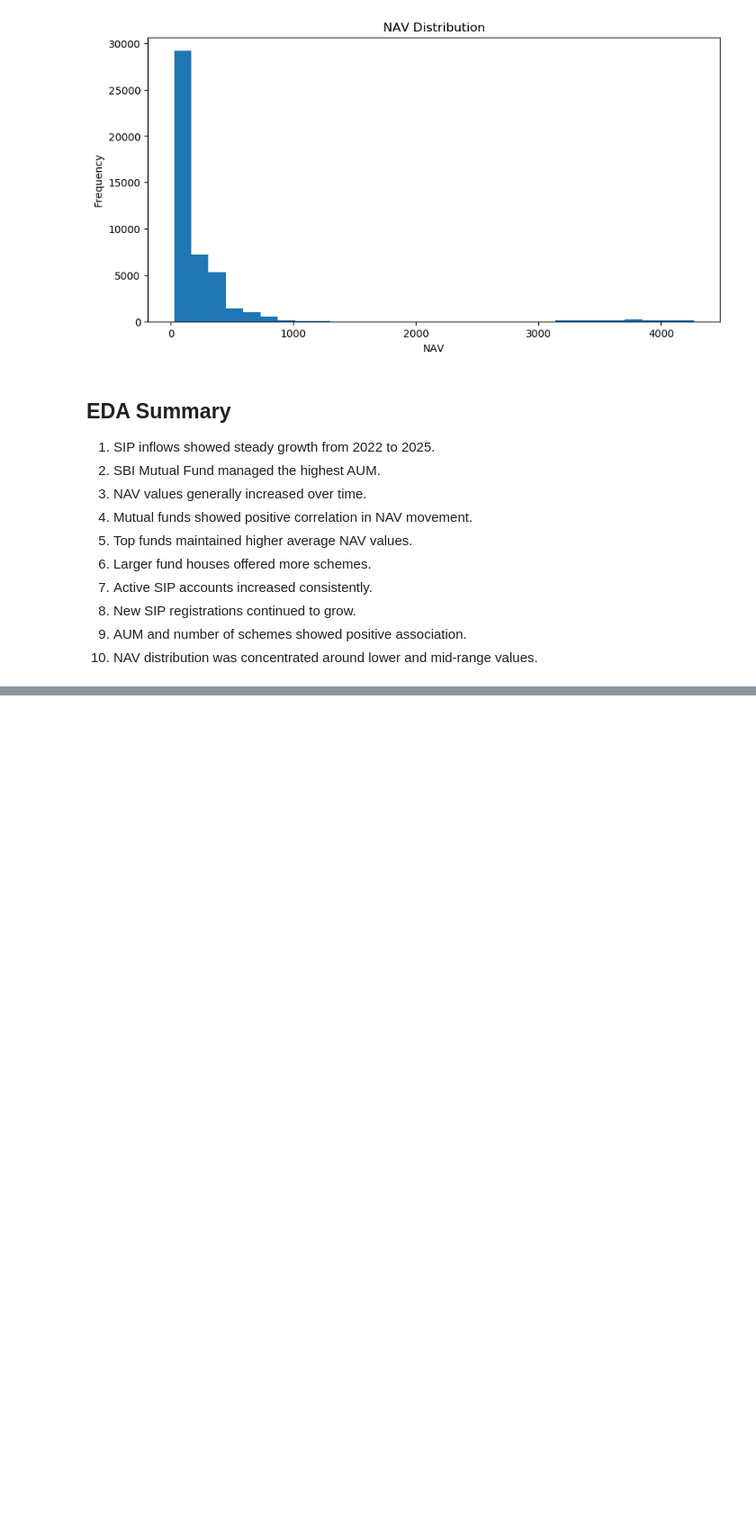
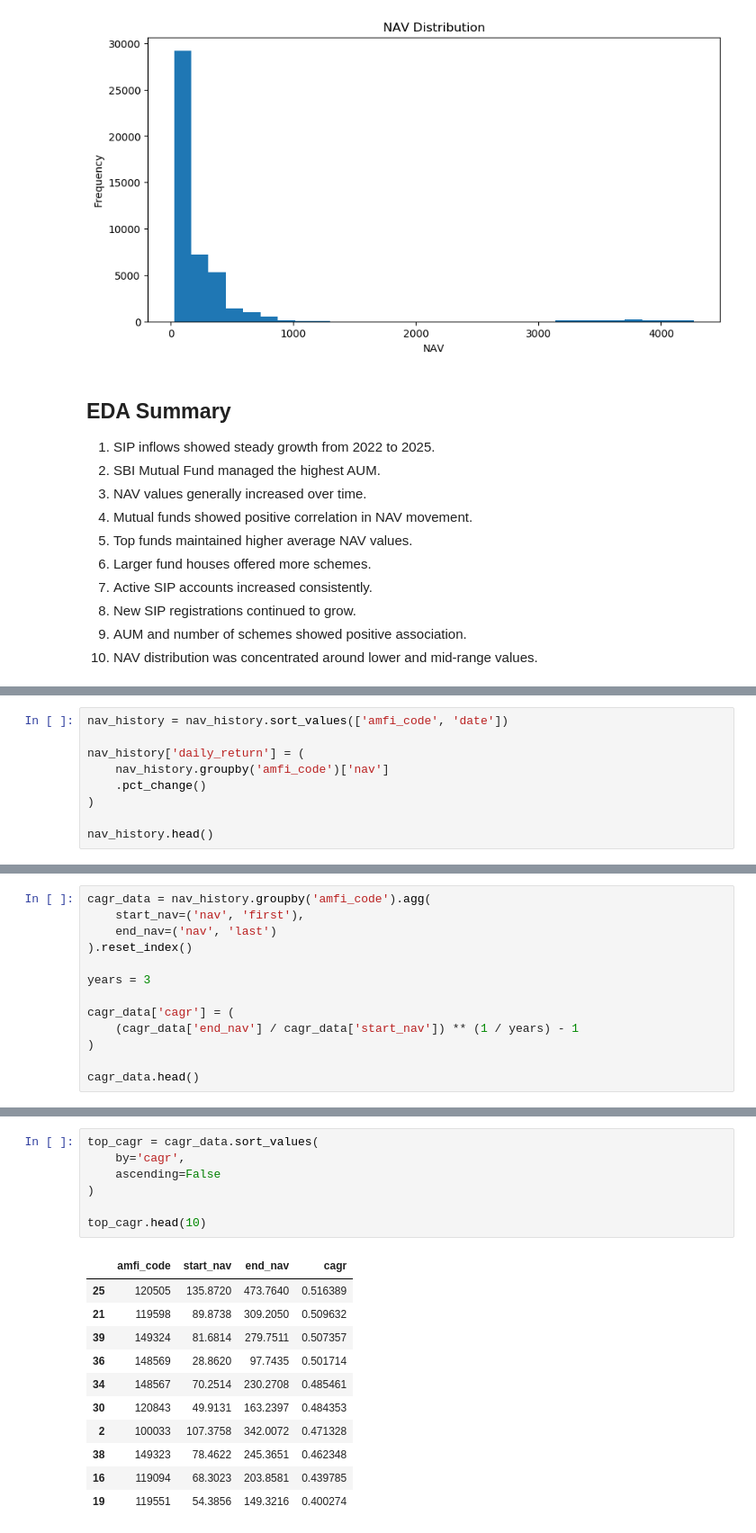
Before and after one commit to swamymanikanta567-ops/bluestack-mf-capstone, a Jupyter notebook: notebooks/eda_analysis.ipynb, the cells around one changed output, grey strips where cells are left out. Shown at 90% size. Drawn from its saved outputs; the diff is of its cells as text; blank space fills up the shorter version.

```diff
--- a/notebooks/eda_analysis.ipynb
+++ b/notebooks/eda_analysis.ipynb
@@ -360,0 +397,9 @@ plt.show()
+# %%
+nav_history = nav_history.sort_values(['amfi_code', 'date'])
+
+nav_history['daily_return'] = (
+    nav_history.groupby('amfi_code')['nav']
+    .pct_change()
+)
+
+nav_history.head()
@@ -360,0 +458,13 @@ plt.show()
+# %%
+cagr_data = nav_history.groupby('amfi_code').agg(
+    start_nav=('nav', 'first'),
+    end_nav=('nav', 'last')
+).reset_index()
+
+years = 3
+
+cagr_data['cagr'] = (
+    (cagr_data['end_nav'] / cagr_data['start_nav']) ** (1 / years) - 1
+)
+
+cagr_data.head()
@@ -360,0 +478,19 @@ plt.show()
+# %%
+top_cagr = cagr_data.sort_values(
+    by='cagr',
+    ascending=False
+)
+
+top_cagr.head(10)
+# %% [output]
+|  | amfi_code | start_nav | end_nav | cagr |
+| 25 | 120505 | 135.8720 | 473.7640 | 0.516389 |
+| 21 | 119598 | 89.8738 | 309.2050 | 0.509632 |
+| 39 | 149324 | 81.6814 | 279.7511 | 0.507357 |
+| 36 | 148569 | 28.8620 | 97.7435 | 0.501714 |
+| 34 | 148567 | 70.2514 | 230.2708 | 0.485461 |
+| 30 | 120843 | 49.9131 | 163.2397 | 0.484353 |
+| 2 | 100033 | 107.3758 | 342.0072 | 0.471328 |
+| 38 | 149323 | 78.4622 | 245.3651 | 0.462348 |
+| 16 | 119094 | 68.3023 | 203.8581 | 0.439785 |
+| 19 | 119551 | 54.3856 | 149.3216 | 0.400274 |
```
Also changed, not shown: parts of 22 cells of this notebook, 4 other files.
